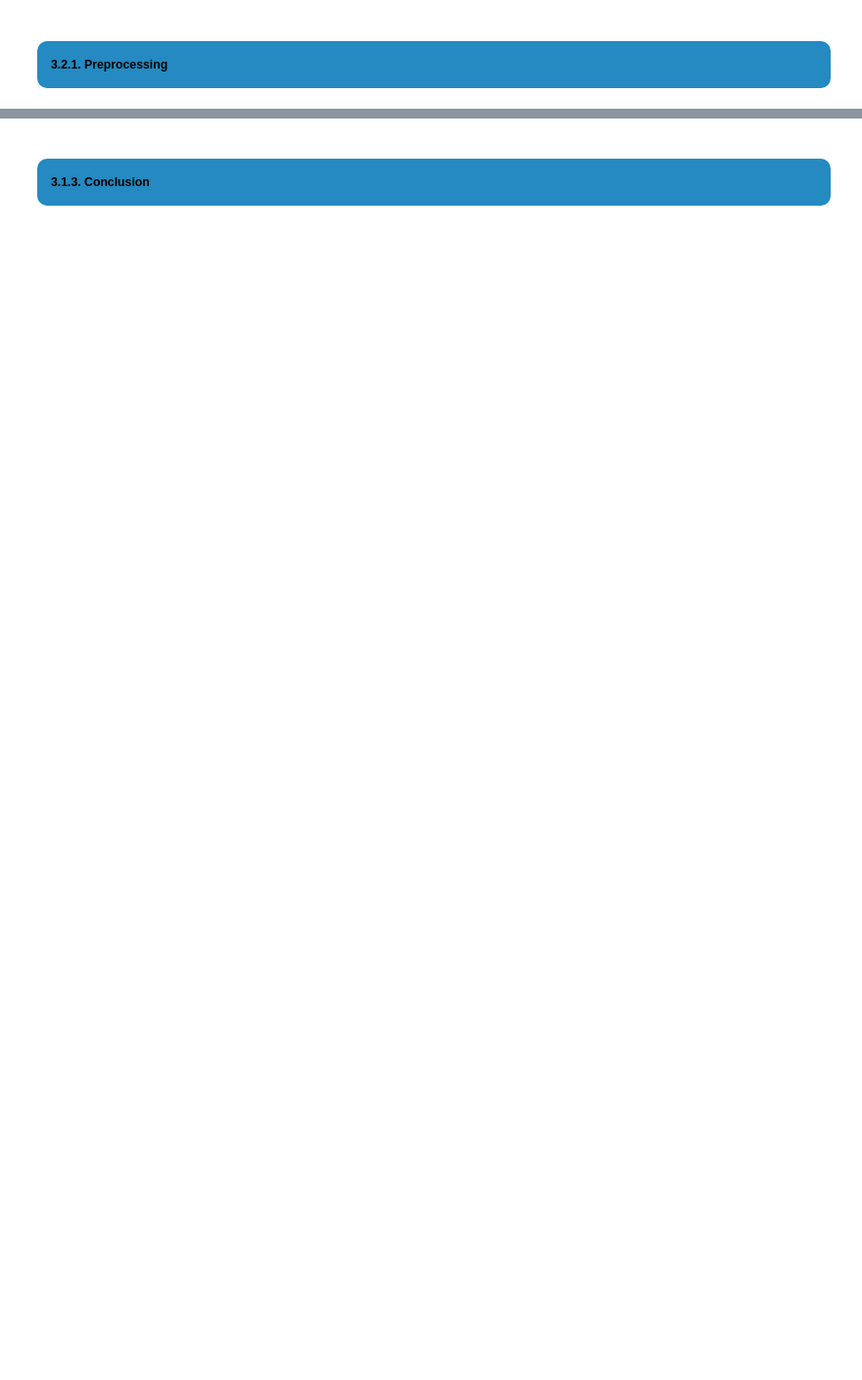
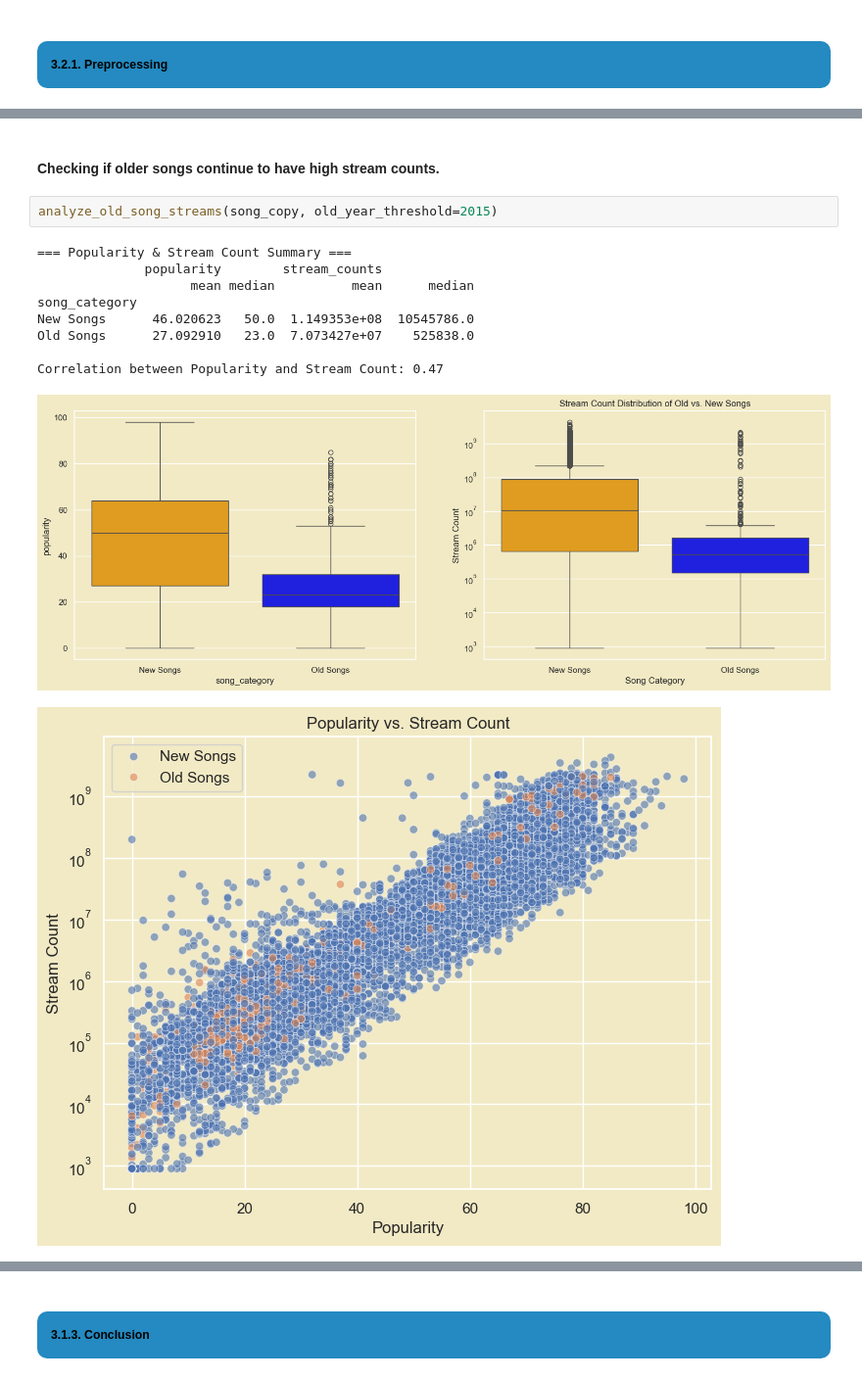
Before and after one commit to truongthuankiet1990gmailcom/Data-Visualization-HW1, a Jupyter notebook: notebook.ipynb, the cells around one changed output, grey strips where cells are left out. Shown at 98% size. Cells and saved outputs as stored; diff of their text form; blank space fills up the shorter version.

```diff
--- a/notebook.ipynb
+++ b/notebook.ipynb
@@ -2783,0 +2949,15 @@ plt.show()
+# %% [markdown]
+#### Checking if older songs continue to have high stream counts.
+# %%
+analyze_old_song_streams(song_copy, old_year_threshold=2015)
+# %% [output]
+=== Popularity & Stream Count Summary ===
+              popularity        stream_counts
+                    mean median          mean      median
+song_category
+New Songs      46.020623   50.0  1.149353e+08  10545786.0
+Old Songs      27.092910   23.0  7.073427e+07    525838.0
+
+Correlation between Popularity and Stream Count: 0.47
+[figure, added]
+[figure, added]
```
Also changed, not shown: parts of 20 cells of this notebook.
